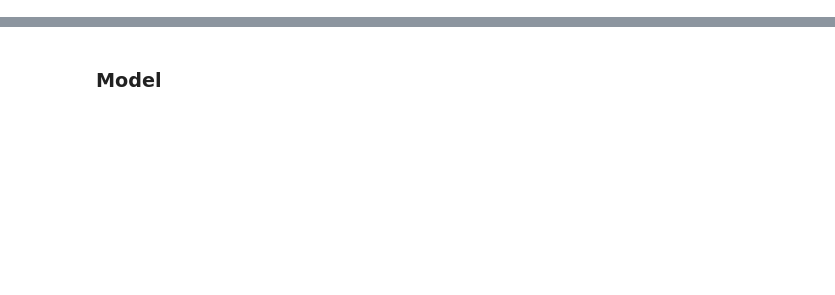
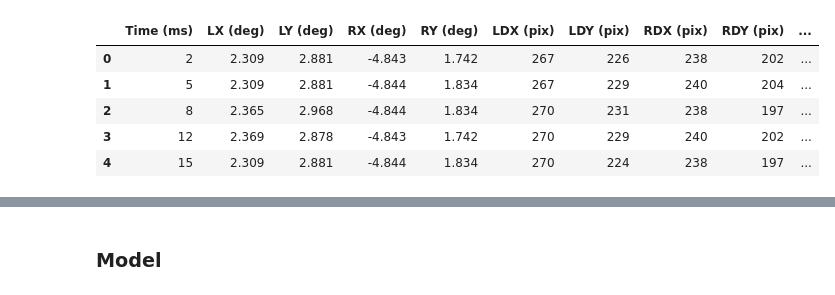
Before and after one commit to arthbreaker/2026_M1_internship, a Jupyter notebook: pipeline.ipynb, the cells around one changed output, grey strips where cells are left out. Cells and saved outputs as stored; diff of their text form; code cells hidden in the pictures; blank space fills up the shorter version.

```diff
--- a/pipeline.ipynb
+++ b/pipeline.ipynb
@@ -17,6 +23,15 @@ df['id'] = split[3]
 
 # df = df.drop(columns=['Time (ms)', 'Unnamed: 10'])
 # data_all = pd.read_csv("/Users/arthu/Documents/Marseille/aMU/M1/Stage/2026_06_19_data1.csv", sep=',', encoding='latin-1')
+# %%
+df.head()
+# %% [output]
+|  | Time (ms) | LX (deg) | LY (deg) | RX (deg) | RY (deg) | LDX (pix) | LDY (pix) | RDX (pix) | RDY (pix) | ... |
+| 0 | 2 | 2.309 | 2.881 | -4.843 | 1.742 | 267 | 226 | 238 | 202 | ... |
+| 1 | 5 | 2.309 | 2.881 | -4.844 | 1.834 | 267 | 229 | 240 | 204 | ... |
+| 2 | 8 | 2.365 | 2.968 | -4.844 | 1.834 | 270 | 231 | 238 | 197 | ... |
+| 3 | 12 | 2.369 | 2.878 | -4.843 | 1.742 | 270 | 229 | 240 | 202 | ... |
+| 4 | 15 | 2.309 | 2.881 | -4.844 | 1.834 | 270 | 224 | 238 | 197 | ... |
 # %%
 current_dir = Path.cwd()
 project_dir = current_dir.parent.parent
```
Also changed, not shown: parts of 40 cells of this notebook, 13 other files.
